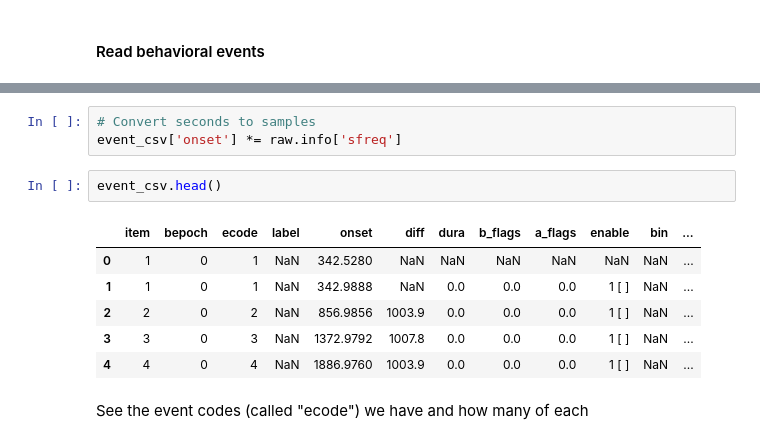
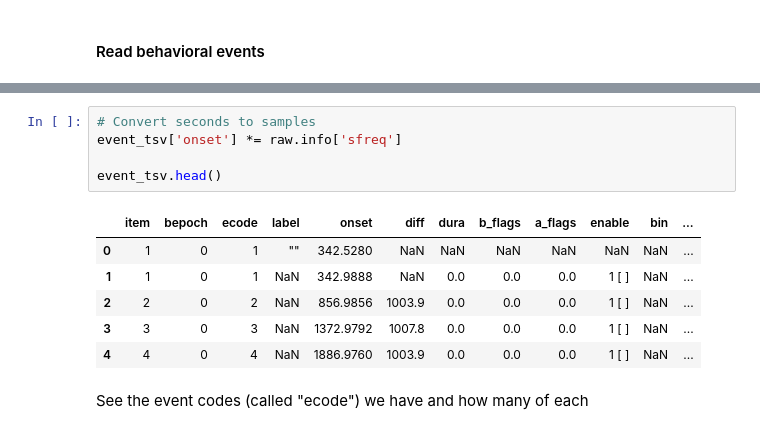
Before and after one commit to FranckPrts/Use-custom-events-in-MNE, a Jupyter notebook: add_events_metadata_method_nosplit.ipynb, the cells around one changed output, grey strips where cells are left out. Cells and saved outputs as stored; diff of their text form.

```diff
--- a/add_events_metadata_method_nosplit.ipynb
+++ b/add_events_metadata_method_nosplit.ipynb
@@ -185,15 +205,15 @@ MNE represents the events timing as an integer sample number. Here we go from th
 # %%
 # Convert seconds to samples
-event_csv['onset'] *= raw.info['sfreq']
+event_tsv['onset'] *= raw.info['sfreq']
+
+event_tsv.head()
+# %% [output]
+|  | item | bepoch | ecode | label | onset | diff | dura | b_flags | a_flags | enable | bin | ... |
+| 0 | 1 | 0 | 1 | "" | 342.5280 | NaN | NaN | NaN | NaN | NaN | NaN | ... |
+| 1 | 1 | 0 | 1 | NaN | 342.9888 | NaN | 0.0 | 0.0 | 0.0 | 1 [ ] | NaN | ... |
+| 2 | 2 | 0 | 2 | NaN | 856.9856 | 1003.9 | 0.0 | 0.0 | 0.0 | 1 [ ] | NaN | ... |
+| 3 | 3 | 0 | 3 | NaN | 1372.9792 | 1007.8 | 0.0 | 0.0 | 0.0 | 1 [ ] | NaN | ... |
+| 4 | 4 | 0 | 4 | NaN | 1886.9760 | 1003.9 | 0.0 | 0.0 | 0.0 | 1 [ ] | NaN | ... |
-# %%
-event_csv.head()
-# %% [output]
-|  | item | bepoch | ecode | label | onset | diff | dura | b_flags | a_flags | enable | bin | ... |
-| 0 | 1 | 0 | 1 | NaN | 342.5280 | NaN | NaN | NaN | NaN | NaN | NaN | ... |
-| 1 | 1 | 0 | 1 | NaN | 342.9888 | NaN | 0.0 | 0.0 | 0.0 | 1 [ ] | NaN | ... |
-| 2 | 2 | 0 | 2 | NaN | 856.9856 | 1003.9 | 0.0 | 0.0 | 0.0 | 1 [ ] | NaN | ... |
-| 3 | 3 | 0 | 3 | NaN | 1372.9792 | 1007.8 | 0.0 | 0.0 | 0.0 | 1 [ ] | NaN | ... |
-| 4 | 4 | 0 | 4 | NaN | 1886.9760 | 1003.9 | 0.0 | 0.0 | 0.0 | 1 [ ] | NaN | ... |
 # %% [markdown]
 See the event codes (called "ecode") we have and how many of each
 # %%
```
Also changed, not shown: parts of 42 cells of this notebook.
